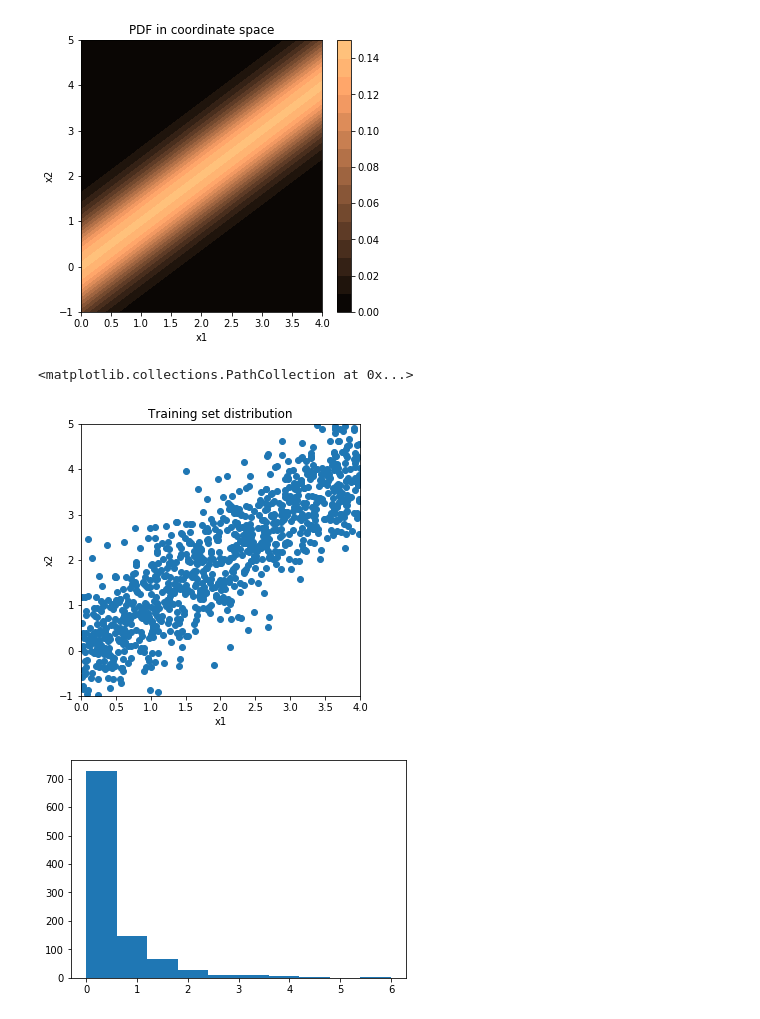
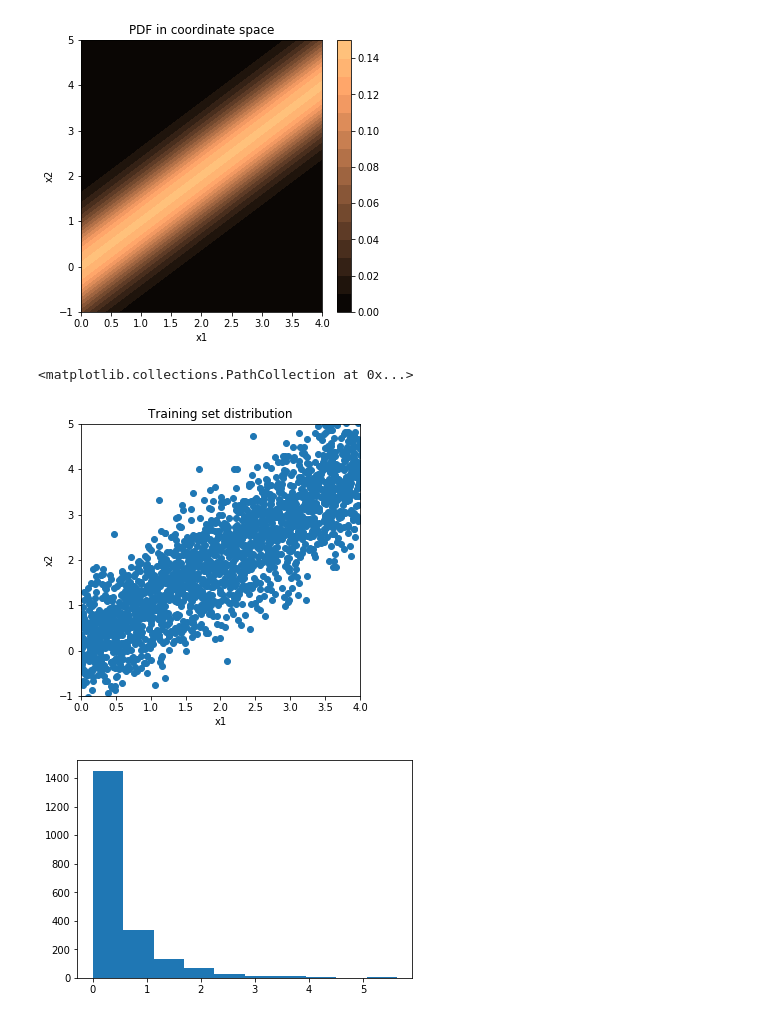
Before and after one commit to jbinagia/CS-230-Final-Project, a Jupyter notebook: notebooks/analytical_example.ipynb, the cells around one changed output. Saved outputs shown, nothing was run; the diff lists cells and outputs as text; code cells hidden in the pictures.

```diff
--- a/notebooks/analytical_example.ipynb
+++ b/notebooks/analytical_example.ipynb
@@ -233,27 +233,27 @@ plt.colorbar()
 # %%
 # Create a training set
 
 # x1 is a uniformly distributed variable from 0 to L, and
 # (x2-x1) is Gaussian distributed with zero mean and stdev of (2k)^-0.5
 def sample(n,L,k):
     x1 = L*np.random.random((n,1))
     x2 = x1 + np.random.normal(scale=np.power(2*k,-0.5),size=(n,1))
-    return np.hstack((x1,x2))
+    return np.hstack((x1,x2)).astype('float32')
 
 # Generate training set
-train_set = sample(n,L,k)
+train_set = sample(128*16,L,k)
 
 # Visualize training set
 plt.figure(figsize=(5,5))
 plt.title('Training set distribution')
 plt.xlabel('x1')
 plt.ylabel('x2')
 plt.xlim([0,L])
 plt.ylim([-1,L+1])
 plt.scatter(train_set[:,0],train_set[:,1])
 # %% [output]
 <matplotlib.collections.PathCollection at 0x...>
-[figure, old version]
+[figure, new version]
 # %%
 # Define a model
 toymodel = SHOModel( params= { "k" : k,
@@ -262,7 +262,7 @@ toymodel = SHOModel( params= { "k" : k,
 plt.hist(toymodel.energy(train_set))
 plt.show()
 # %% [output]
-[figure, old version]
+[figure, new version]
 # %%
 # Define the network architecture
 nets = lambda: nn.Sequential(nn.Linear(2, 256), nn.LeakyReLU(), nn.Linear(256, 256), nn.LeakyReLU(), nn.Linear(256, 2), nn.Tanh()) # net s
```
Also changed, not shown: parts of 4 cells of this notebook, 1 other file.
